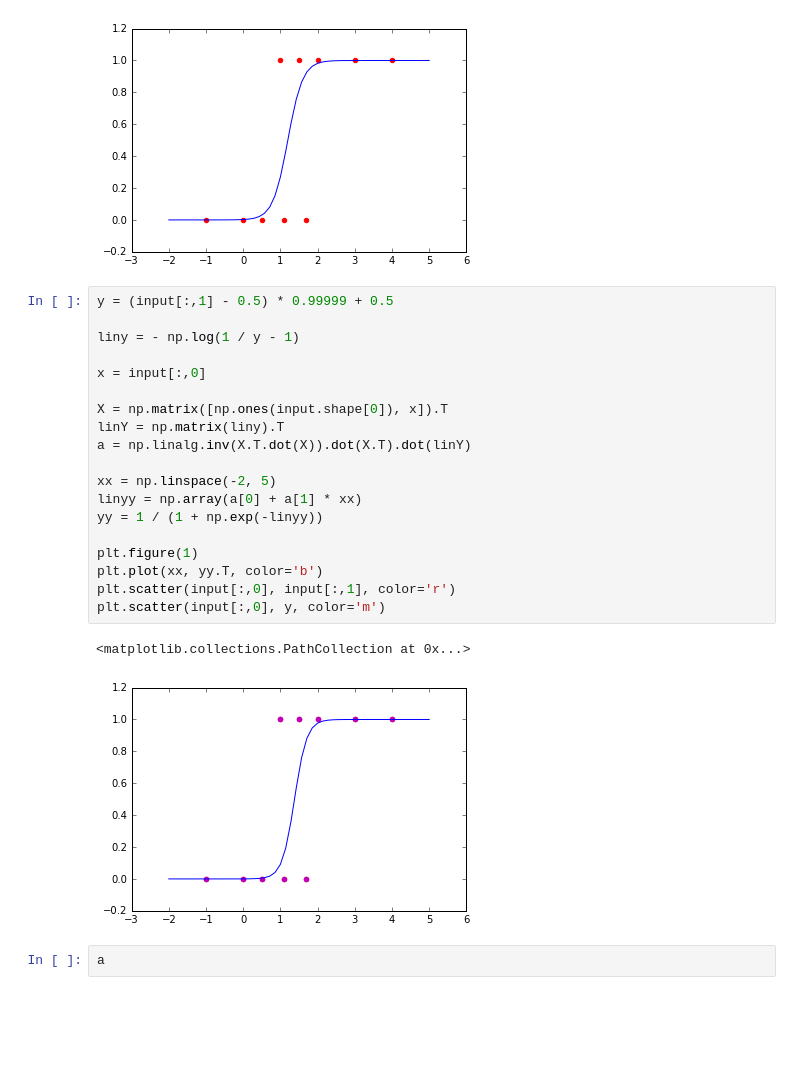
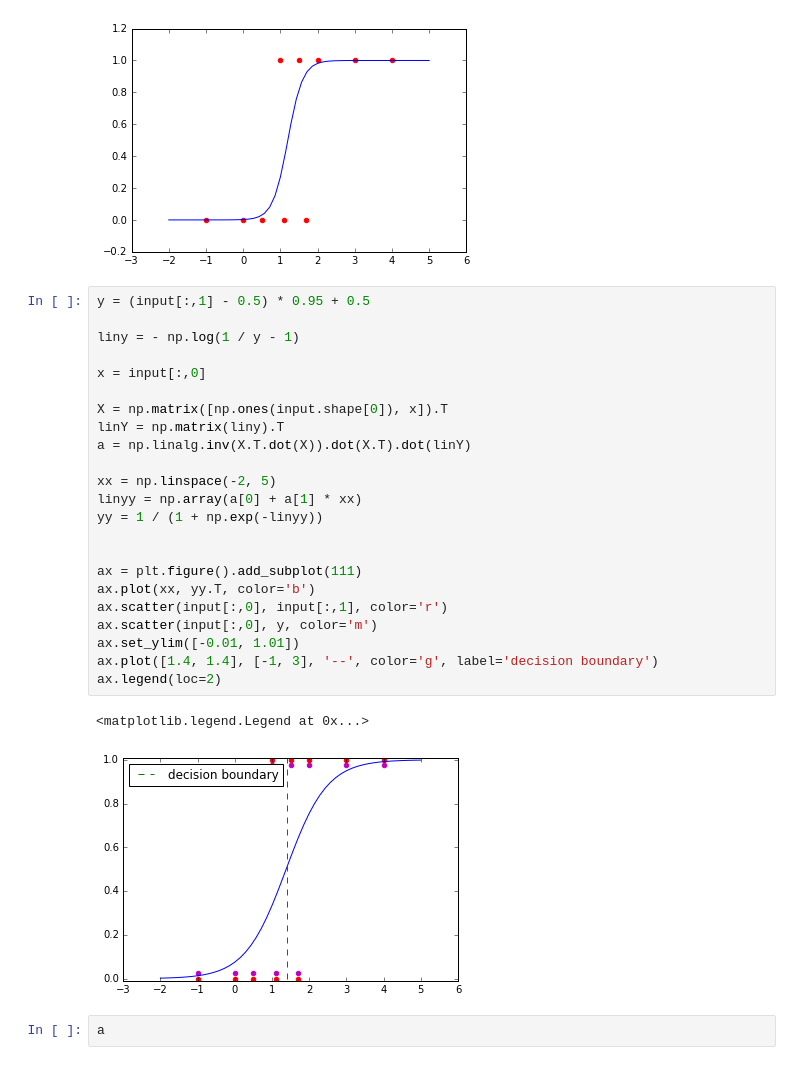
Before and after one commit to macromancer/DLTutorial_Python, a Jupyter notebook: LinearLeastSquare.ipynb, the cells around one changed output. Drawn from its saved outputs; the diff is of its cells as text; blank space fills up the shorter version.

```diff
--- a/LinearLeastSquare.ipynb
+++ b/LinearLeastSquare.ipynb
@@ -163,27 +216,31 @@ plt.scatter(input[:,0], input[:,1], color='r')
 <matplotlib.collections.PathCollection at 0x...>
 [figure]
 # %%
-y = (input[:,1] - 0.5) * 0.99999 + 0.5
+y = (input[:,1] - 0.5) * 0.95 + 0.5
 
 liny = - np.log(1 / y - 1)
 
 x = input[:,0]
 
 X = np.matrix([np.ones(input.shape[0]), x]).T
 linY = np.matrix(liny).T
 a = np.linalg.inv(X.T.dot(X)).dot(X.T).dot(linY)
 
 xx = np.linspace(-2, 5)
 linyy = np.array(a[0] + a[1] * xx)
 yy = 1 / (1 + np.exp(-linyy))
 
-plt.figure(1)
-plt.plot(xx, yy.T, color='b')
-plt.scatter(input[:,0], input[:,1], color='r')
-plt.scatter(input[:,0], y, color='m')
+
+ax = plt.figure().add_subplot(111)
+ax.plot(xx, yy.T, color='b')
+ax.scatter(input[:,0], input[:,1], color='r')
+ax.scatter(input[:,0], y, color='m')
+ax.set_ylim([-0.01, 1.01])
+ax.plot([1.4, 1.4], [-1, 3], '--', color='g', label='decision boundary')
+ax.legend(loc=2)
 # %% [output]
-<matplotlib.collections.PathCollection at 0x...>
+<matplotlib.legend.Legend at 0x...>
-[figure, old version]
+[figure, new version]
 # %%
 a
 # %% [output]
```
Also changed, not shown: parts of 17 cells of this notebook, 3 other files.
